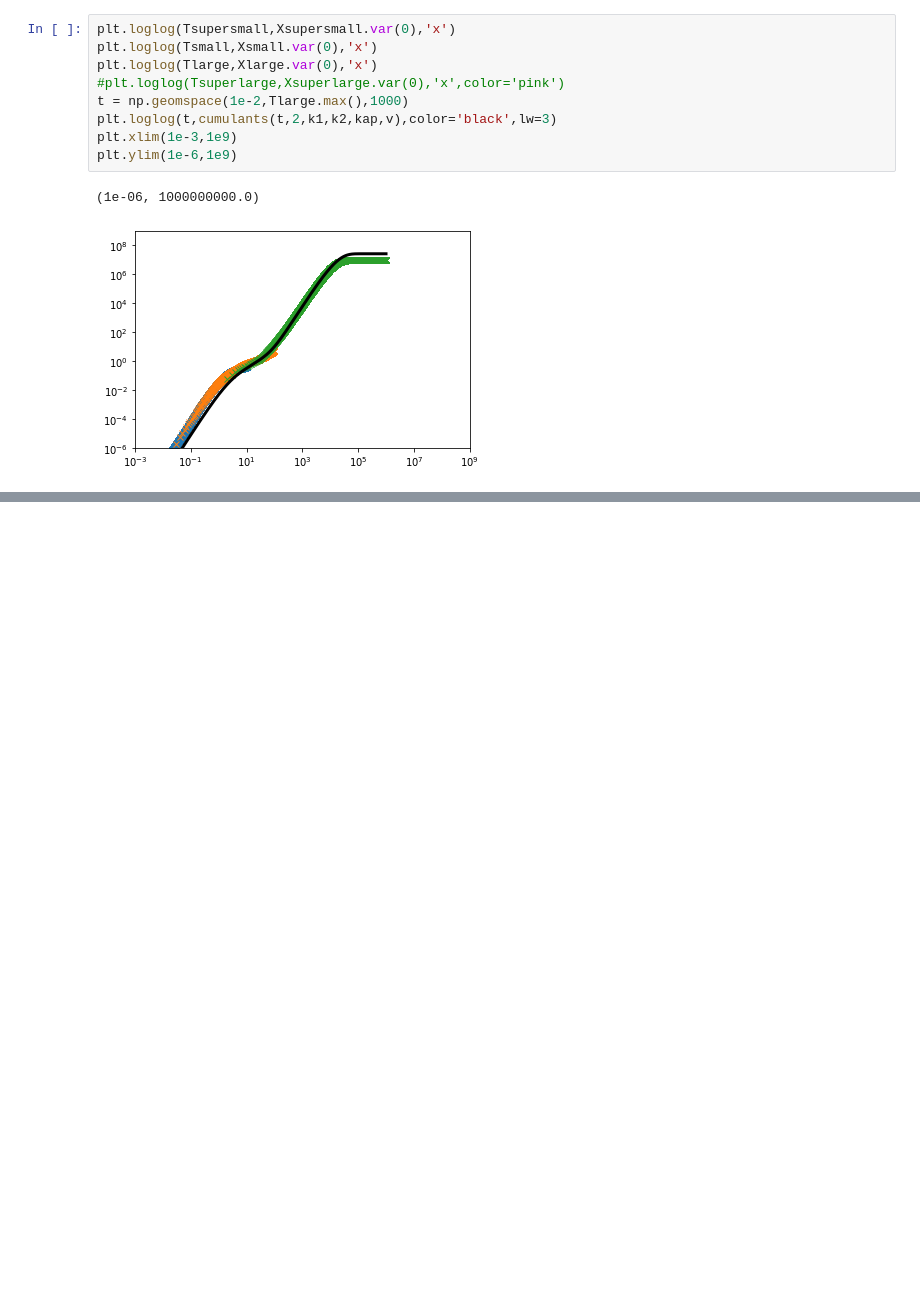
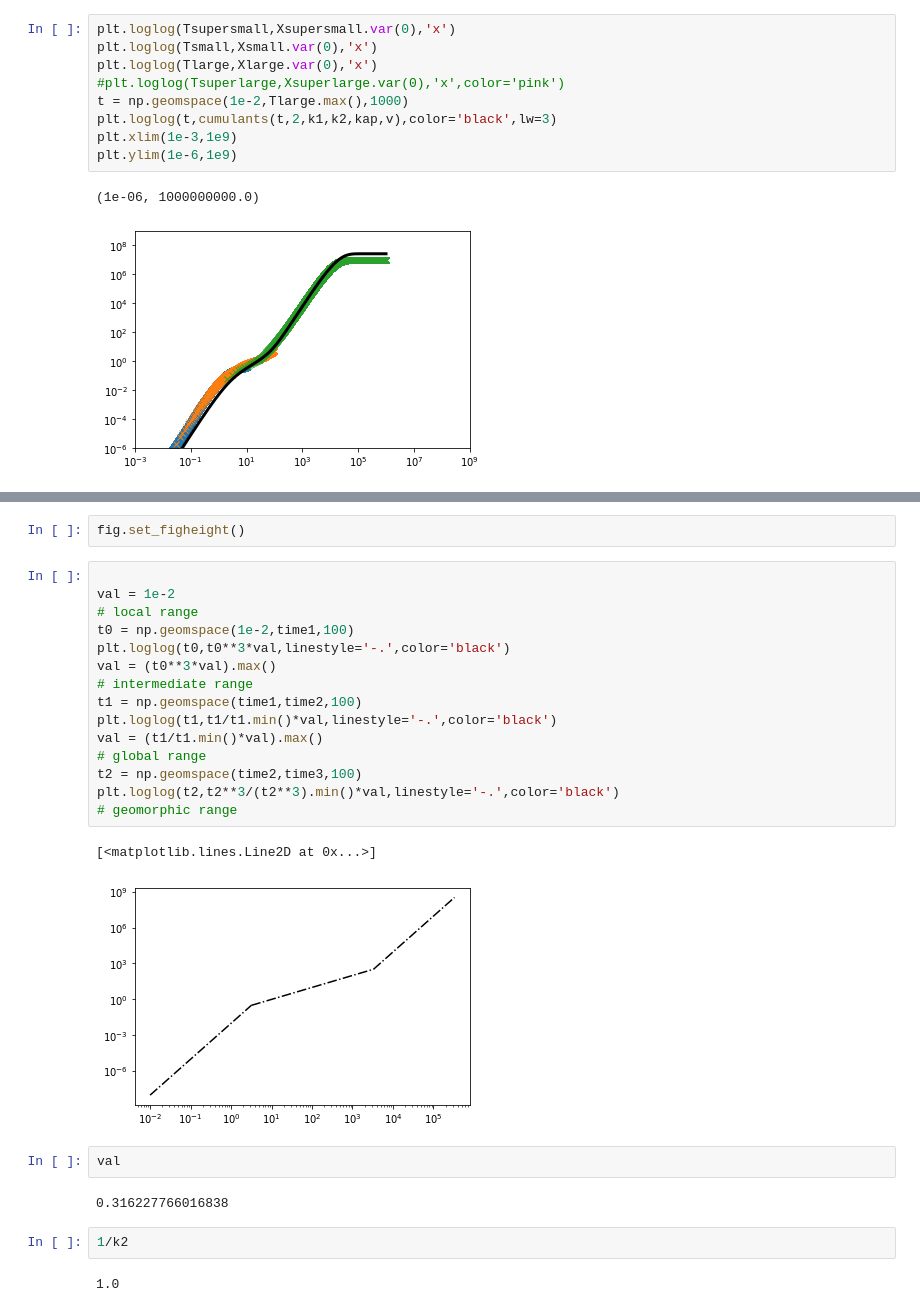
Before and after one commit to jkpierce/rw-diffu, a Jupyter notebook: code/trapping-model.ipynb, the cells around one changed output, grey strips where cells are left out. Drawn from its saved outputs; the diff is of its cells as text; blank space fills up the shorter version.

```diff
--- a/code/trapping-model.ipynb
+++ b/code/trapping-model.ipynb
@@ -145,0 +188,28 @@ plt.ylim(1e-6,1e9)
+# %%
+fig.set_figheight()
+# %%
+
+val = 1e-2
+# local range
+t0 = np.geomspace(1e-2,time1,100)
+plt.loglog(t0,t0**3*val,linestyle='-.',color='black')
+val = (t0**3*val).max()
+# intermediate range
+t1 = np.geomspace(time1,time2,100)
+plt.loglog(t1,t1/t1.min()*val,linestyle='-.',color='black')
+val = (t1/t1.min()*val).max()
+# global range
+t2 = np.geomspace(time2,time3,100)
+plt.loglog(t2,t2**3/(t2**3).min()*val,linestyle='-.',color='black')
+# geomorphic range
+# %% [output]
+[<matplotlib.lines.Line2D at 0x...>]
+[figure, added]
+# %%
+val
+# %% [output]
+0.316227766016838
+# %%
+1/k2
+# %% [output]
+1.0
```
Also changed, not shown: parts of 2 cells of this notebook, 8 other files.
